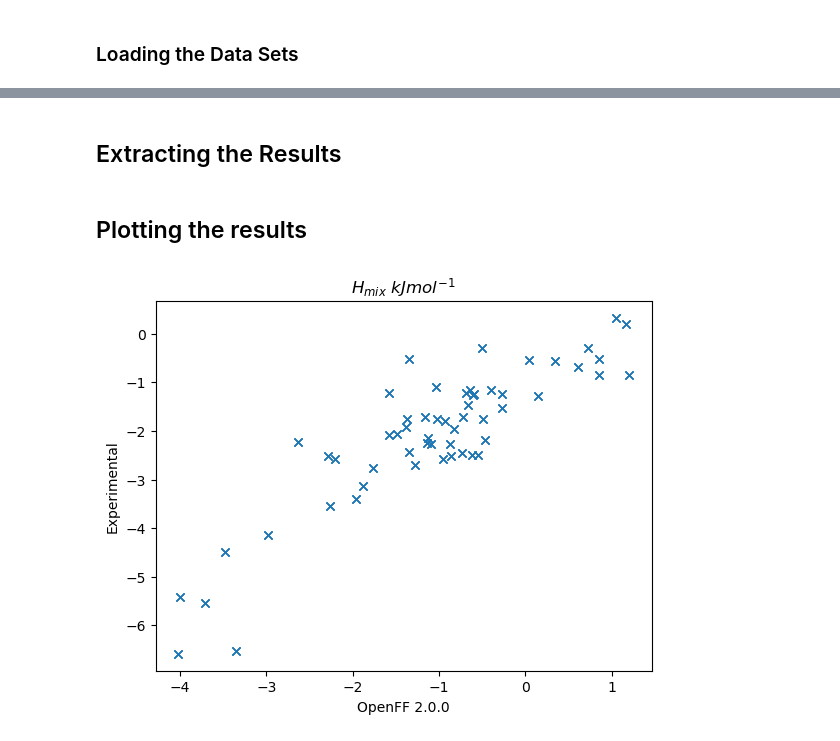
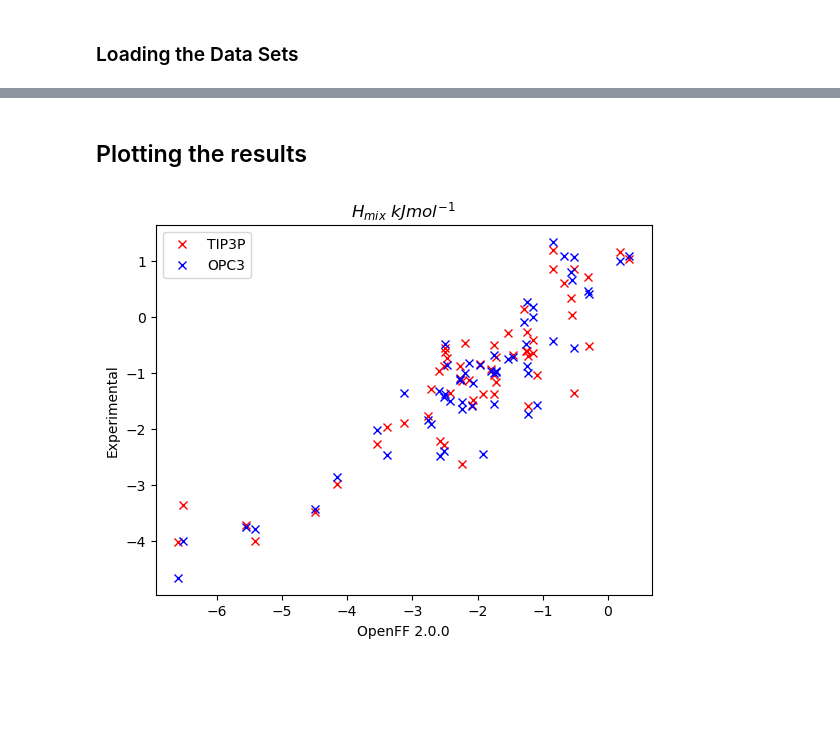
Before and after one commit to barmoral/evaluator-blanca, a Jupyter notebook: evaluator_water_calcs/hmix/calc_with_dois/analysis_cluster_outputs/eval_hmix_analysis.ipynb, the cells around one changed output, grey strips where cells are left out. Drawn from its saved outputs; the diff is of its cells as text; code cells hidden in the pictures; blank space fills up the shorter version.

Commit message:
changed analysis code to add a function that takes estimated data sets from different waters

```diff
--- a/evaluator_water_calcs/hmix/calc_with_dois/analysis_cluster_outputs/eval_hmix_analysis.ipynb
+++ b/evaluator_water_calcs/hmix/calc_with_dois/analysis_cluster_outputs/eval_hmix_analysis.ipynb
@@ -103,9 +103,3 @@ pandas_data_set.head()
 ## 3) Analysing Data Sets
 # %% [markdown]
 ### Loading the Data Sets
-# %%
-experimental_data_set_path = "filtered_dataset_hmix.json"
-estimated_data_set_path = "estimated_dataset_hmix.json"
-
-experimental_data_set = PhysicalPropertyDataSet.from_json(experimental_data_set_path)
-estimated_data_set = PhysicalPropertyDataSet.from_json(estimated_data_set_path)
@@ -130,2 +152,0 @@ estimated_data_set.to_pandas().head()
-# %% [markdown]
-## Extracting the Results
@@ -148,29 +153,21 @@ for experimental_property in experimental_data_set:
 # %% [markdown]
 ## Plotting the results
+# %%
+estimated_values_TIP3P, experimental_values_TIP3P=analysis_waters("filtered_dataset_hmix.json","estimated_dataset_hmix_TIP3P.json")
+estimated_values_OPC3, experimental_values_OPC3=analysis_waters("filtered_dataset_hmix.json","estimated_dataset_hmix_OPC3.json")
 # %%
 import matplotlib.pyplot as plt
 
-preferred_units = {
-    # "Density": unit.kilogram / unit.meter ** 3,
-    "EnthalpyOfMixing": unit.kilojoule / unit.mole
-}
-
-for experimental_property, estimated_property in properties_by_type[property_type]:
-    experimental_values.append(
-        experimental_property.value.to(preferred_unit).magnitude
-    )
-    estimated_values.append(
-        estimated_property.value.to(preferred_unit).magnitude
-    )
-
-plt.plot(estimated_values, experimental_values, marker='x', linestyle='None')
+plt.plot(estimated_values_TIP3P, experimental_values_TIP3P, marker='x', linestyle='None', color='r', label='TIP3P')
+plt.plot(estimated_values_OPC3, experimental_values_OPC3, marker='x', linestyle='None', color='b',label='OPC3')
 plt.xlabel('OpenFF 2.0.0')
 plt.ylabel('Experimental')
 plt.title('$H_{mix}$ $kJ mol^{-1}$')
+plt.legend()
 plt.savefig('expvsest_plot.png')
 plt.show()
 # %% [output]
-[figure, old version]
+[figure, new version]
 # %%
 # from matplotlib import pyplot
 
```
Also changed, not shown: parts of 5 cells of this notebook, 1 other file.
